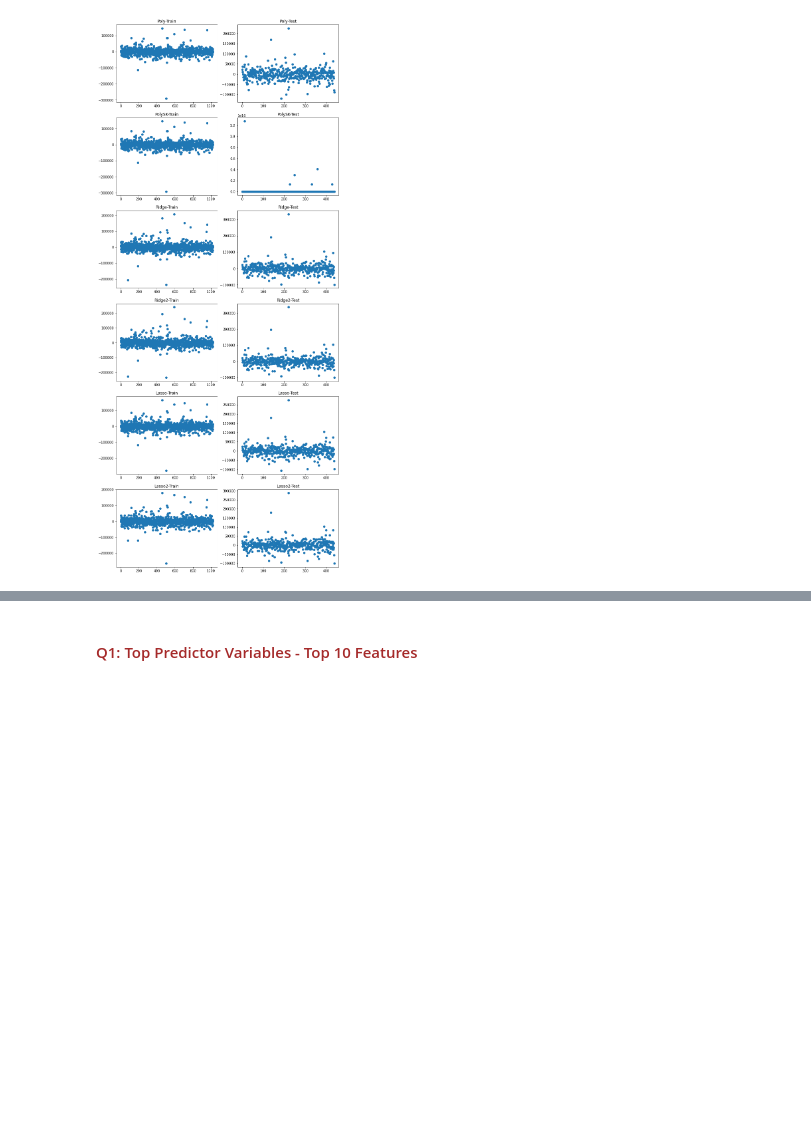
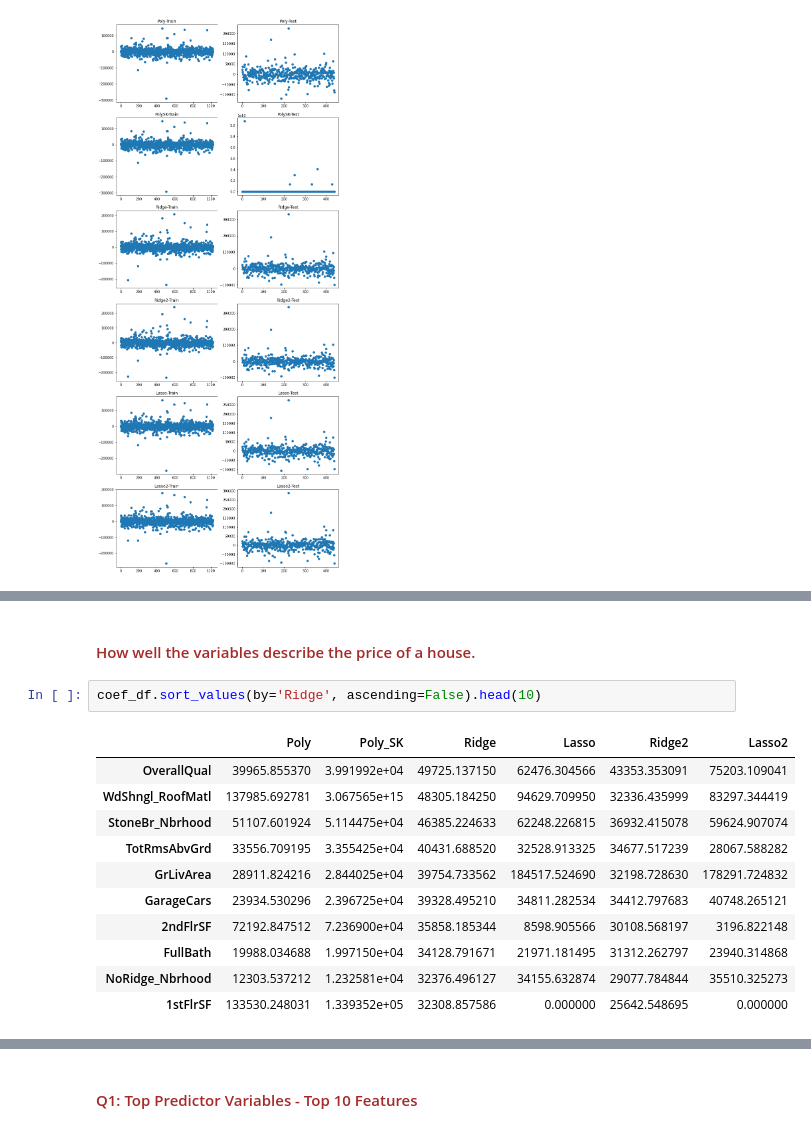
Before and after one commit to sagupta153/Ridge-and-Lasso-Regression, a Jupyter notebook: Assignment - Real Estate Australia.ipynb, the cells around one changed output, grey strips where cells are left out. Cells and saved outputs as stored; diff of their text form; blank space fills up the shorter version.

```diff
--- a/Assignment - Real Estate Australia.ipynb
+++ b/Assignment - Real Estate Australia.ipynb
@@ -2161,0 +2183,16 @@ for k in residuals:
+# %% [markdown]
+#### <font color=brown> How well the variables describe the price of a house.
+# %%
+coef_df.sort_values(by='Ridge', ascending=False).head(10)
+# %% [output]
+|  | Poly | Poly_SK | Ridge | Lasso | Ridge2 | Lasso2 |
+| OverallQual | 39965.855370 | 3.991992e+04 | 49725.137150 | 62476.304566 | 43353.353091 | 75203.109041 |
+| WdShngl_RoofMatl | 137985.692781 | 3.067565e+15 | 48305.184250 | 94629.709950 | 32336.435999 | 83297.344419 |
+| StoneBr_Nbrhood | 51107.601924 | 5.114475e+04 | 46385.224633 | 62248.226815 | 36932.415078 | 59624.907074 |
+| TotRmsAbvGrd | 33556.709195 | 3.355425e+04 | 40431.688520 | 32528.913325 | 34677.517239 | 28067.588282 |
+| GrLivArea | 28911.824216 | 2.844025e+04 | 39754.733562 | 184517.524690 | 32198.728630 | 178291.724832 |
+| GarageCars | 23934.530296 | 2.396725e+04 | 39328.495210 | 34811.282534 | 34412.797683 | 40748.265121 |
+| 2ndFlrSF | 72192.847512 | 7.236900e+04 | 35858.185344 | 8598.905566 | 30108.568197 | 3196.822148 |
+| FullBath | 19988.034688 | 1.997150e+04 | 34128.791671 | 21971.181495 | 31312.262797 | 23940.314868 |
+| NoRidge_Nbrhood | 12303.537212 | 1.232581e+04 | 32376.496127 | 34155.632874 | 29077.784844 | 35510.325273 |
+| 1stFlrSF | 133530.248031 | 1.339352e+05 | 32308.857586 | 0.000000 | 25642.548695 | 0.000000 |
```
Also changed, not shown: parts of 9 cells of this notebook, 1 other file.
